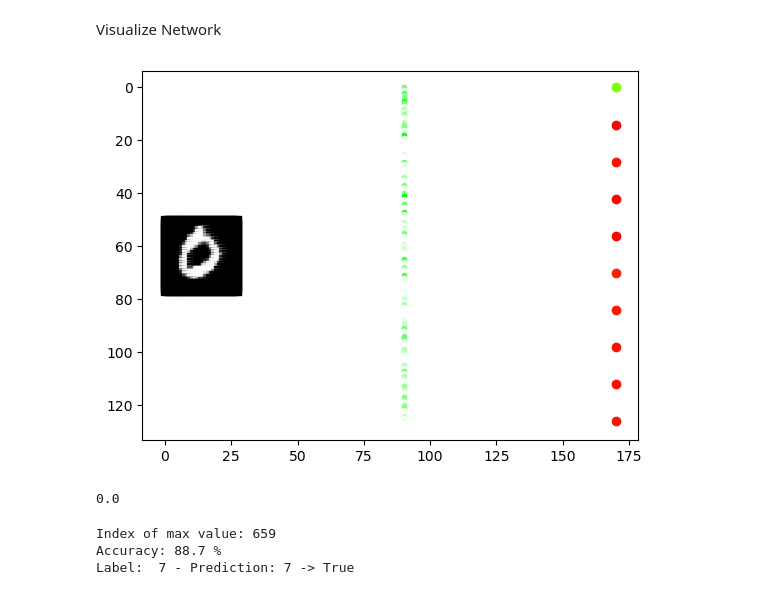
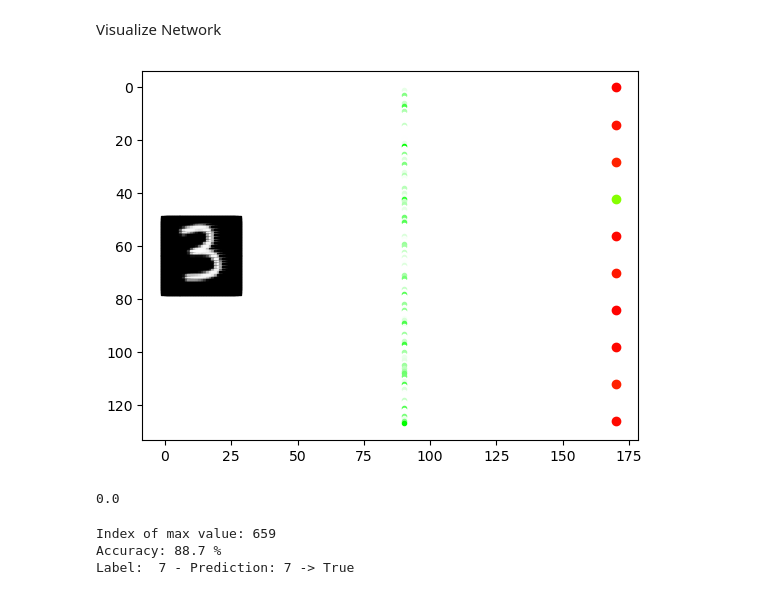
Before and after one commit to mario-ruoff/machine-learning-collection, a Jupyter notebook: neural_network.ipynb, the cells around one changed output. Cells and saved outputs as stored; diff of their text form; code cells hidden in the pictures.

Commit message:
Add custom data

```diff
--- a/neural_network.ipynb
+++ b/neural_network.ipynb
@@ -139,38 +139,40 @@ Visualize Network
 # %%
 import math
 import matplotlib.pyplot as plt
 
-sample = 3
-pixel_count = len(x_test[sample])
+sample = 1
+# data = x_test[sample]
+data = plt.imread("dataset/test2.png")[..., 0].flatten()
+pixel_count = len(data)
 image_size = math.sqrt(pixel_count)
 
-output_1 = relu(np.dot(x_test[sample], weights_1) + biases_1)
+output_1 = relu(np.dot(data, weights_1) + biases_1)
 output_1_norm = (output_1 - output_1.min()) / (output_1.max() - output_1.min())
 output_2 = softmax(np.dot(output_1_norm, weights_2) + biases_2)
 
-for index, value in enumerate(x_test[sample]):
+for index, value in enumerate(data):
     x = index % image_size
     y = index // image_size
     color = (value, value, value)
     plt.plot(x, y+50, 's', color=color)
     # plt.plot([x, 90], [y+50, index], color=color)
 
 for index, value in enumerate(output_1_norm):
     # color = (min(1, 1 - value), min(1, 1 + value), 0) # weights
     # color = (min(0.5, 1 - value) * 2, min(0.5, value) * 2, 0)
     color = (1-value, 1, 1-value)
     plt.plot(90, index, '.', color=color)
 
 for index, value in enumerate(output_2):
     color = (min(0.5, 1 - value) * 2, min(0.5, value) * 2, 0)
     plt.plot(170, index*14, 'o', color=color)
 
 plt.gca().invert_yaxis()
 plt.axis('equal')
 plt.show()
 print(x_train[0].min())
 # %% [output]
-[figure, old version]
+[figure, new version]
 0.0
 # %%
 # Print max value index
```
Also changed, not shown: 2 other files.
